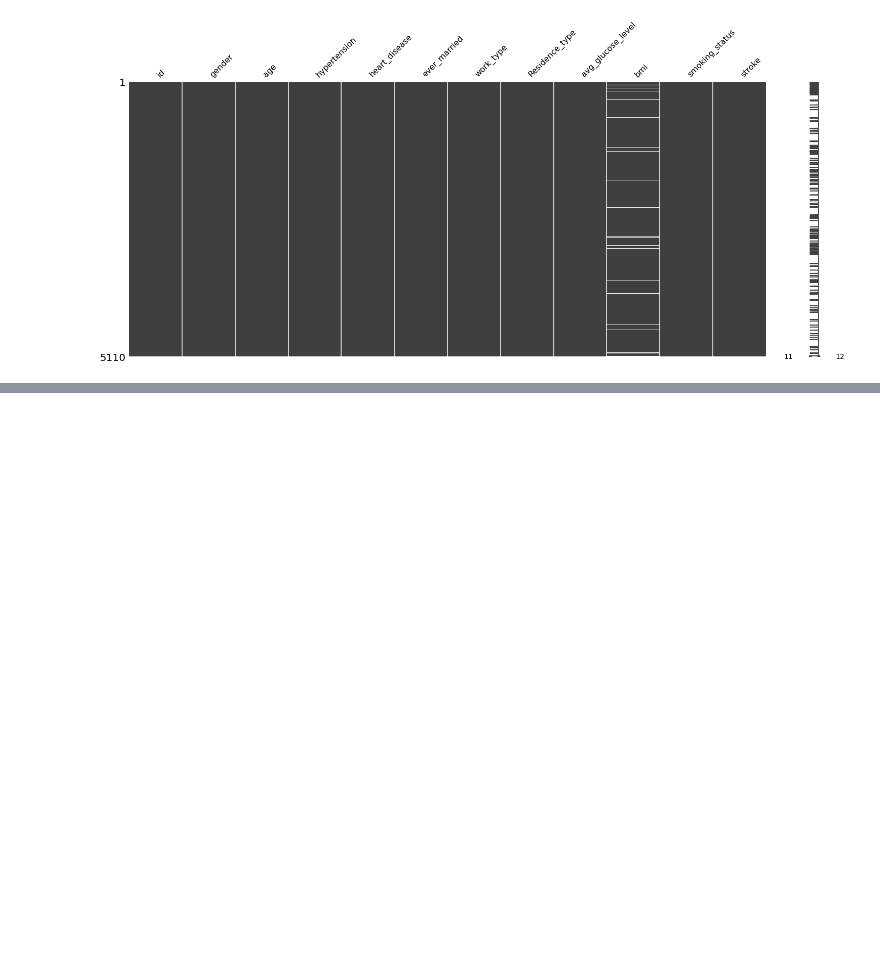
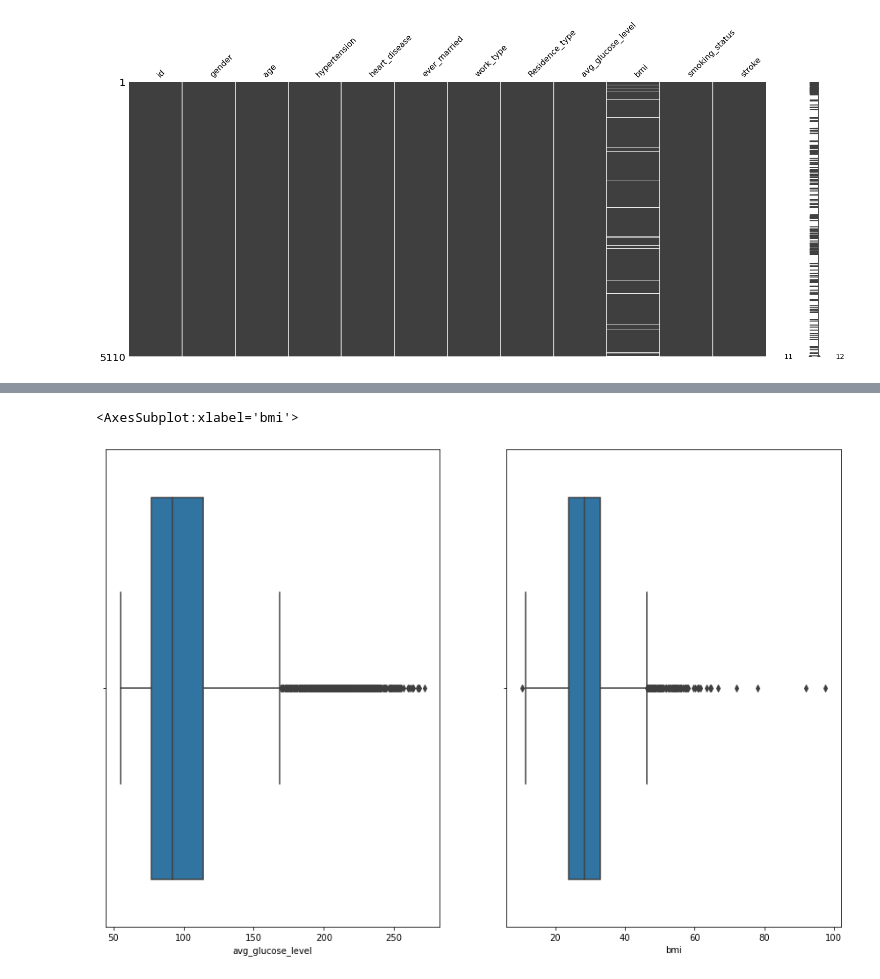
Before and after one commit to yoonsula/Stroke_prediction, a Jupyter notebook: Stroke_Prediction.ipynb, the cells around one changed output, grey strips where cells are left out. Cells and saved outputs as stored; diff of their text form; code cells hidden in the pictures; blank space fills up the shorter version.

```diff
--- a/Stroke_Prediction.ipynb
+++ b/Stroke_Prediction.ipynb
@@ -182,0 +303,9 @@ msno.matrix(stroke_data)
+# %%
+figure, (ax1,ax2) = plt.subplots(nrows=1, ncols=2)
+figure.set_size_inches(15,10)
+
+sns.boxplot(x = "avg_glucose_level", data = stroke_data2, ax=ax1)
+sns.boxplot(x = "bmi", data = stroke_data2, ax=ax2)
+# %% [output]
+<AxesSubplot:xlabel='bmi'>
+[figure, added]
```
Also changed, not shown: parts of 10 cells of this notebook.
